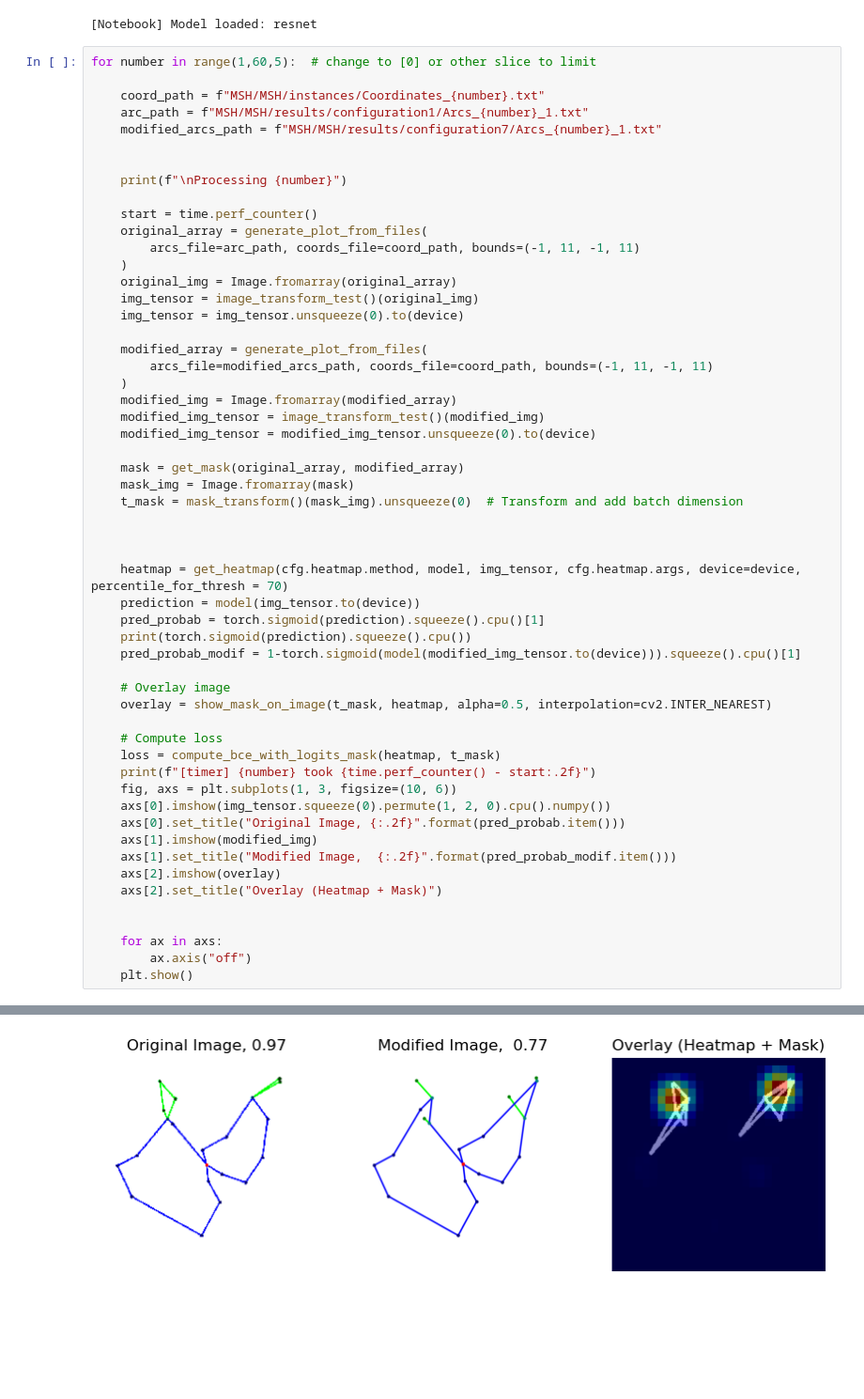
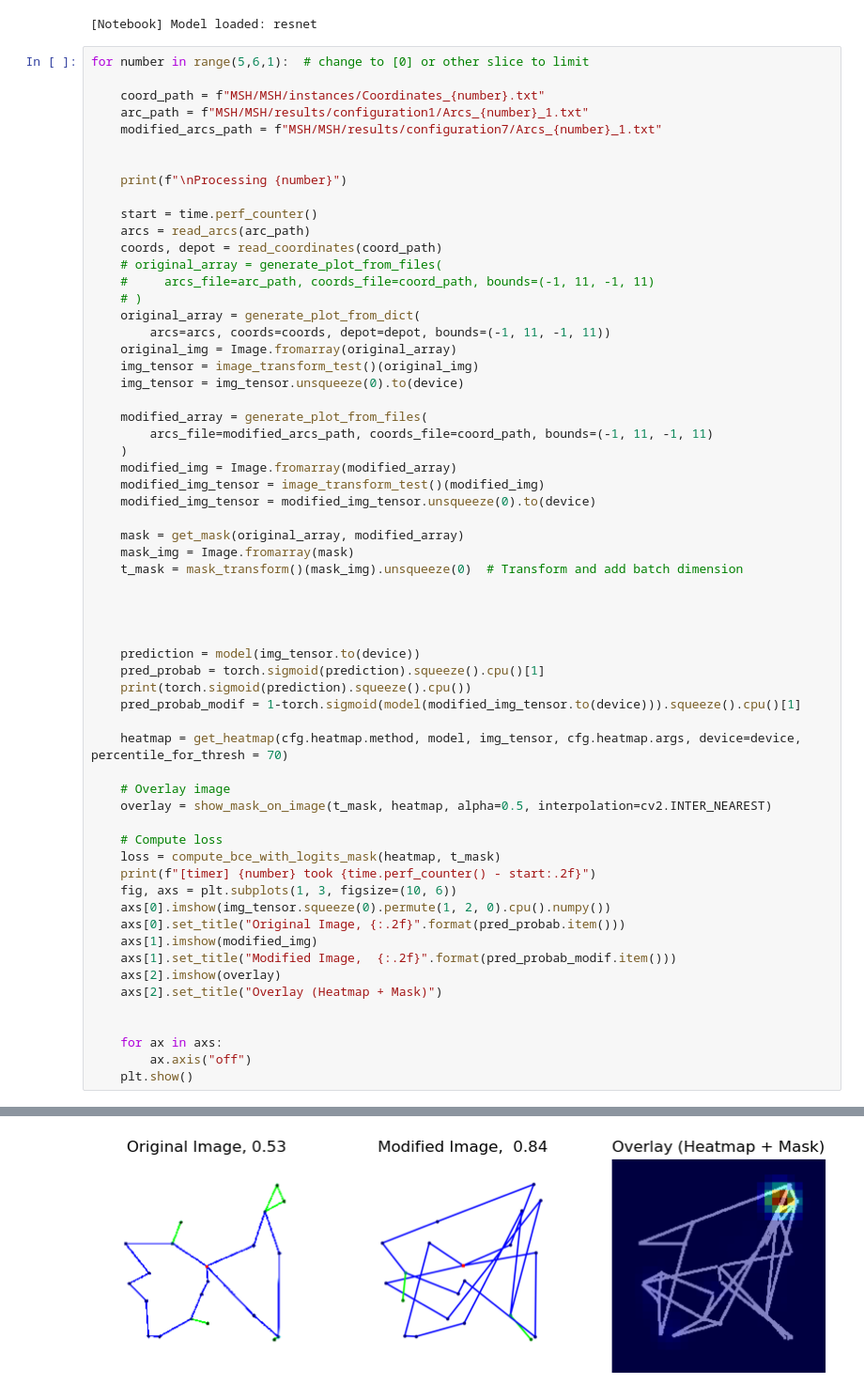
Before and after one commit to edouard-rabasse/VRP, a Jupyter notebook: visualize.ipynb, the cells around one changed output, grey strips where cells are left out. Shown at 94% size. Drawn from its saved outputs; the diff is of its cells as text; blank space fills up the shorter version.

```diff
--- a/visualize.ipynb
+++ b/visualize.ipynb
@@ -53,7 +52,7 @@ modified_dir = "data/plots/configuration7"
 # %% [output]
 [Notebook] Model loaded: resnet
 # %%
-for number in range(1,60,5):  # change to [0] or other slice to limit
+for number in range(5,6,1):  # change to [0] or other slice to limit
 
     coord_path = f"MSH/MSH/instances/Coordinates_{number}.txt"
     arc_path = f"MSH/MSH/results/configuration1/Arcs_{number}_1.txt"
@@ -63,9 +62,13 @@ for number in range(1,60,5):  # change to [0] or other slice to limit
     print(f"\nProcessing {number}")
 
     start = time.perf_counter()
-    original_array = generate_plot_from_files(
-        arcs_file=arc_path, coords_file=coord_path, bounds=(-1, 11, -1, 11)
-    )
+    arcs = read_arcs(arc_path)
+    coords, depot = read_coordinates(coord_path)
+    # original_array = generate_plot_from_files(
+    #     arcs_file=arc_path, coords_file=coord_path, bounds=(-1, 11, -1, 11)
+    # )
+    original_array = generate_plot_from_dict(
+        arcs=arcs, coords=coords, depot=depot, bounds=(-1, 11, -1, 11))
     original_img = Image.fromarray(original_array)
     img_tensor = image_transform_test()(original_img)
     img_tensor = img_tensor.unsqueeze(0).to(device)
@@ -83,11 +86,13 @@ for number in range(1,60,5):  # change to [0] or other slice to limit
 
 
 
-    heatmap = get_heatmap(cfg.heatmap.method, model, img_tensor, cfg.heatmap.args, device=device, percentile_for_thresh = 70)
+
     prediction = model(img_tensor.to(device))
     pred_probab = torch.sigmoid(prediction).squeeze().cpu()[1]
     print(torch.sigmoid(prediction).squeeze().cpu())
     pred_probab_modif = 1-torch.sigmoid(model(modified_img_tensor.to(device))).squeeze().cpu()[1]
+
+    heatmap = get_heatmap(cfg.heatmap.method, model, img_tensor, cfg.heatmap.args, device=device, percentile_for_thresh = 70)
 
     # Overlay image
     overlay = show_mask_on_image(t_mask, heatmap, alpha=0.5, interpolation=cv2.INTER_NEAREST)
@@ -115 +120 @@ tensor([0.0068, 0.9734], grad_fn=<ToCopyBackward0>)
-[figure, old version]
+[figure, new version]
```
Also changed, not shown: parts of 3 cells of this notebook, 40 other files.
